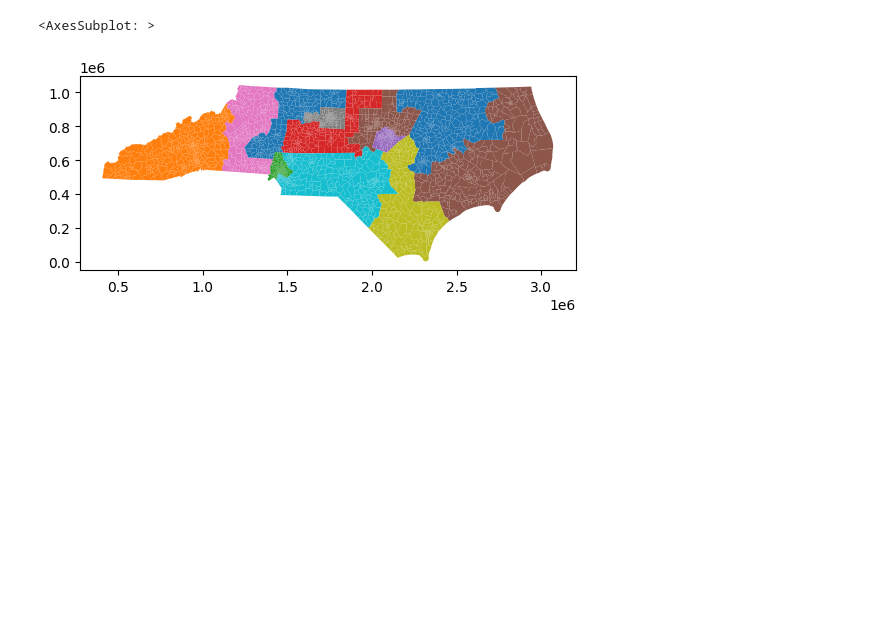
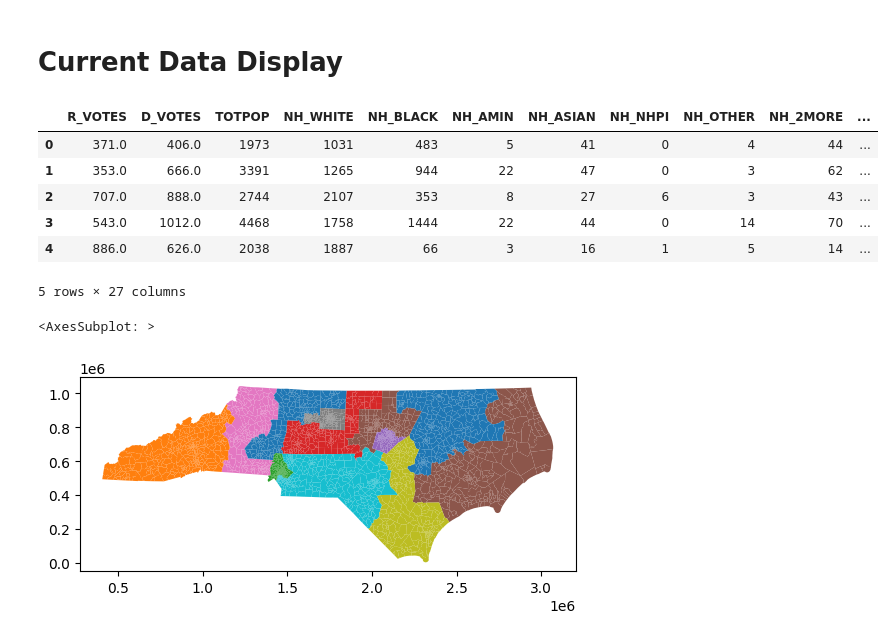
Before and after one commit to nimatullo/state-redistricter, a Jupyter notebook: gerrychain/seawulf-scripts/North Carolina.ipynb, the cells around one changed output. Cells and saved outputs as stored; diff of their text form; code cells hidden in the pictures; blank space fills up the shorter version.

```diff
--- a/gerrychain/seawulf-scripts/North Carolina.ipynb
+++ b/gerrychain/seawulf-scripts/North Carolina.ipynb
@@ -12,10 +12,28 @@ import os
 PROCESSED_SHAPEFILE_PATH = os.path.join(os.getcwd(), "..", "data", "processed")
 NC_PATH = os.path.join(PROCESSED_SHAPEFILE_PATH, "north carolina", "precinct_level_w_election.shp")
 EXPORT_PATH = os.path.join(PROCESSED_SHAPEFILE_PATH, "north carolina")
-ITERATIONS = 100
+ITERATIONS = 10000
 SAFE_SEAT_THRESHOLD = 0.66
 MINORITY_POP_THRESHOLD = RACE_WINNER_THRESHOLD = 0.5
 TOTAL_DISTRICTS = 13
+COLUMNS_OF_INTEREST = ['R_VOTES', 'D_VOTES', 'TOTPOP', 'NH_WHITE', 'NH_BLACK', 'NH_AMIN',
+       'NH_ASIAN', 'NH_NHPI', 'NH_OTHER', 'NH_2MORE', 'HISP', 'H_WHITE',
+       'H_BLACK', 'H_AMIN', 'H_ASIAN', 'H_NHPI', 'H_OTHER', 'H_2MORE', 'VAP',
+       'HVAP', 'WVAP', 'BVAP', 'AMINVAP', 'ASIANVAP', 'NHPIVAP', 'OTHERVAP',
+       '2MOREVAP']
+# %% [markdown]
+# Current Data Display
+# %%
+nc_data = gpd.read_file(NC_PATH)
+nc_data.head()[COLUMNS_OF_INTEREST]
+# %% [output]
+|  | R_VOTES | D_VOTES | TOTPOP | NH_WHITE | NH_BLACK | NH_AMIN | NH_ASIAN | NH_NHPI | NH_OTHER | NH_2MORE | ... |
+| 0 | 371.0 | 406.0 | 1973 | 1031 | 483 | 5 | 41 | 0 | 4 | 44 | ... |
+| 1 | 353.0 | 666.0 | 3391 | 1265 | 944 | 22 | 47 | 0 | 3 | 62 | ... |
+| 2 | 707.0 | 888.0 | 2744 | 2107 | 353 | 8 | 27 | 6 | 3 | 43 | ... |
+| 3 | 543.0 | 1012.0 | 4468 | 1758 | 1444 | 22 | 44 | 0 | 14 | 70 | ... |
+| 4 | 886.0 | 626.0 | 2038 | 1887 | 66 | 3 | 16 | 1 | 5 | 14 | ... |
+5 rows × 27 columns
 # %%
 nc_graph = Graph.from_file(NC_PATH, ignore_errors=True)
 # %%
```
Also changed, not shown: 7 other files.
